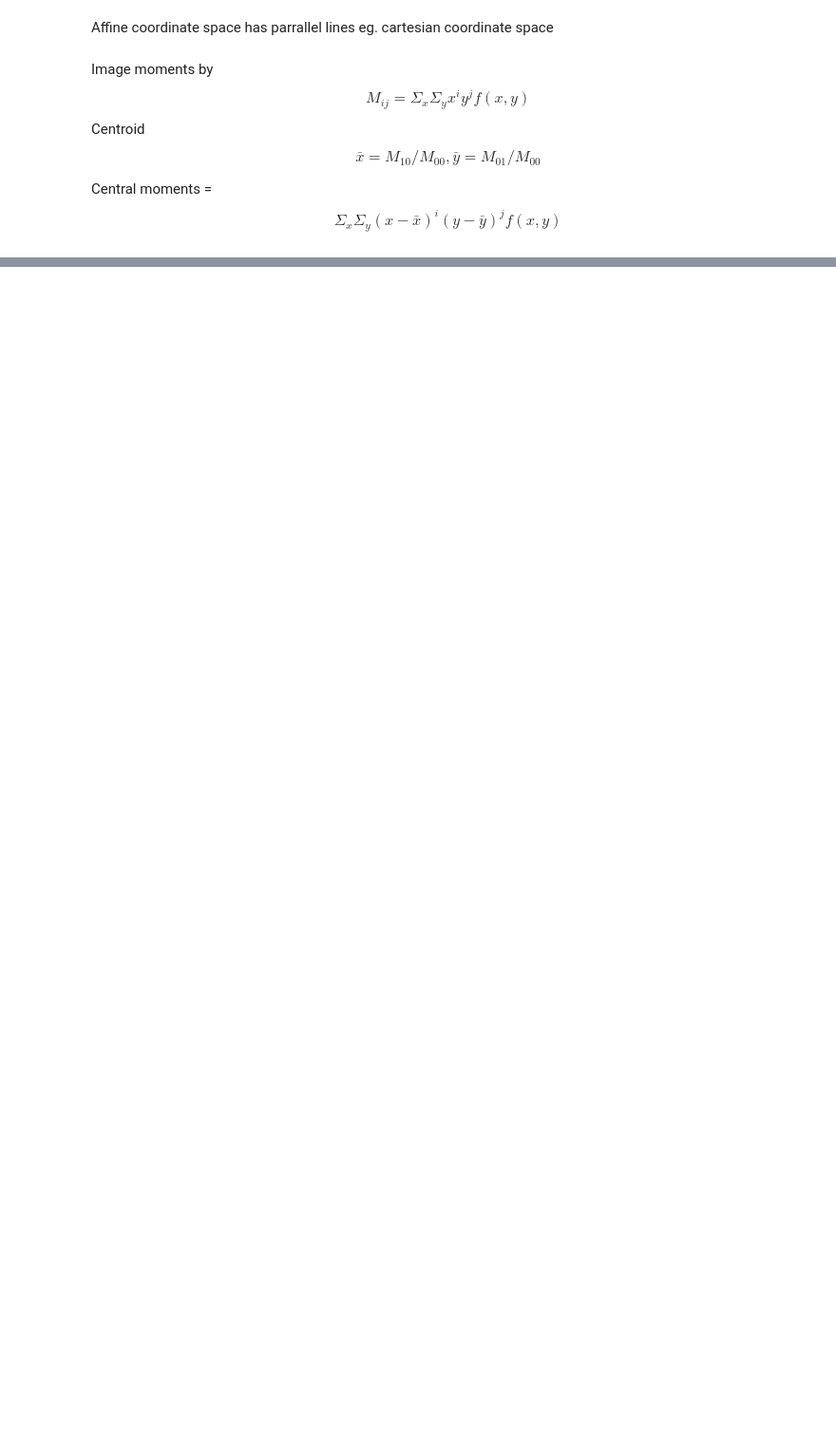
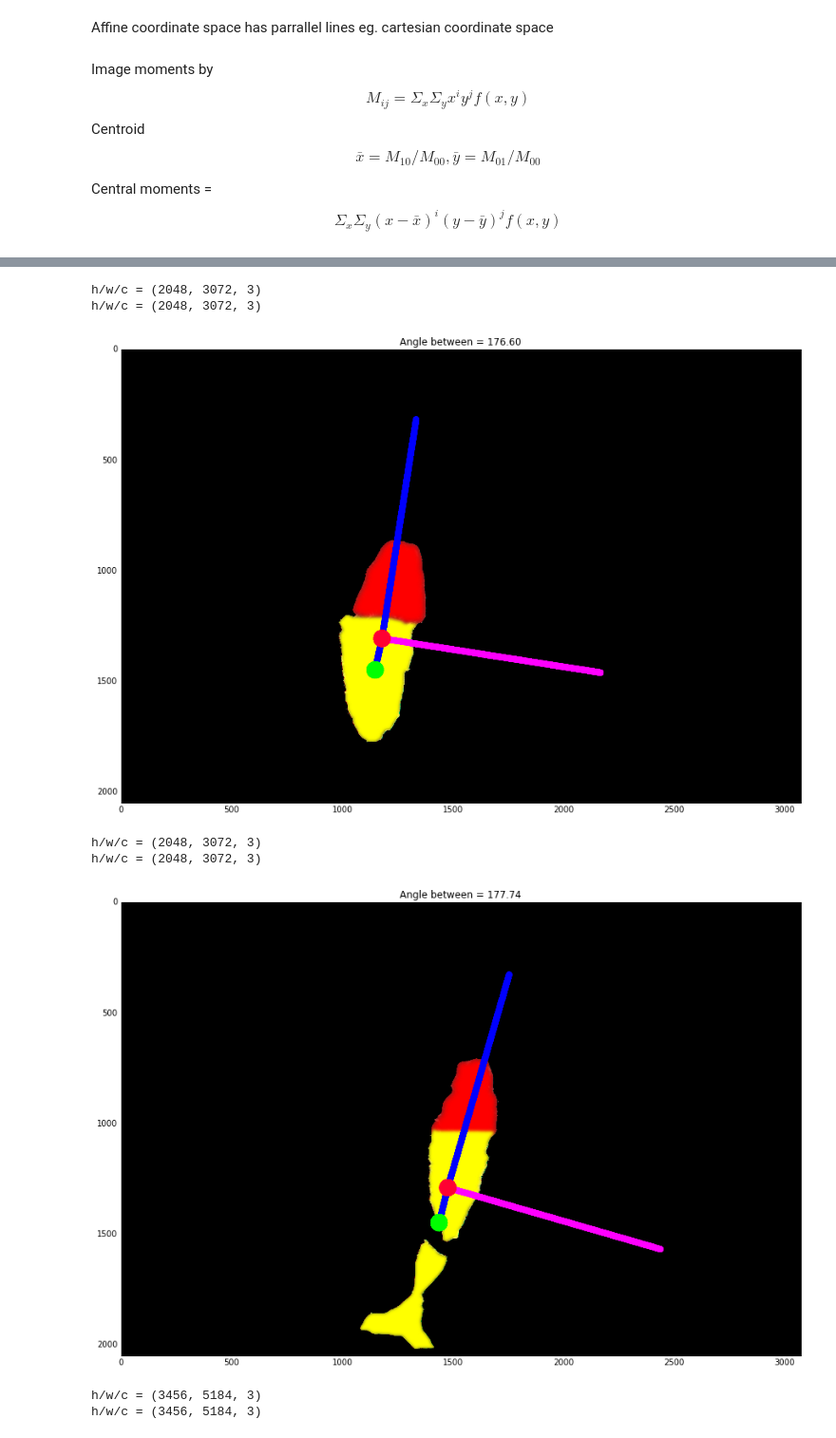
Before and after one commit to mattdns1006/Misc, a Jupyter notebook: pcaRotate.ipynb, the cells around one changed output, grey strips where cells are left out. Shown at 95% size. Saved outputs shown, nothing was run; the diff lists cells and outputs as text; code cells hidden in the pictures; blank space fills up the shorter version.

Commit message:
Sorted direction in pca rotate

```diff
--- a/pcaRotate.ipynb
+++ b/pcaRotate.ipynb
@@ -110,0 +83,52 @@ h/w/c = (3456, 5184, 3)
+# %%
+for i in range(0,3):
+
+    imPath = glob.glob("/home/msmith/kaggle/whale/imgs/*/l_*")[i]
+
+    orig = cv2.imread(imPath.replace("l_","w1_"))[:,:,::-1]
+    mask = cv2.imread(imPath)[:,:,::-1]
+    h,w,c = mask.shape
+    mask = getRedYellow(mask)
+
+    channel = 0 #Red
+    centroidR, covR = getImgMoments(mask,0)
+    centroidG, covG = getImgMoments(mask,1)
+
+    eigenVals, eigenVectors = np.linalg.eig(covR)
+    idx = abs(eigenVals).argsort()[::-1] #Order eigen-system
+    eigenVals = eigenVals[idx]
+    eigenVectors = eigenVectors[:,idx]
+
+    e1 = eigenVectors[:,0]
+    e2 = eigenVectors[:,1]
+
+    redGreenDirection = centroidG.astype(np.float32)-centroidR.astype(np.float32)
+    angleBetween = angle_between(redGreenDirection,e1)
+    if angleBetween < 90: #If (centroid of green - centroid of red) (dotProd) first eigenvector then flip direction
+        e1*=-1
+    if np.linalg.det(eigenVectors)<0: #Make sure determinant==1 so not mirror imaging
+        e2*=-1
+
+    arroLen = 1000
+    arrowToE1 = tuple((centroidR + (e1)*arroLen).astype(np.uint16))
+    arrowToE2 = tuple((centroidR + (e2)*arroLen).astype(np.uint16))
+    centroidRT = totuple(centroidR)
+    centroidGT = totuple(centroidG)
+
+    dis = mask.copy()
+    cv2.line(dis,centroidRT,arrowToE1,(0,0,255),30)
+    cv2.line(dis,centroidRT,arrowToE2,(255,0,255),30)
+    cv2.line(dis,centroidGT,centroidRT,(0,0,255),30)
+    cv2.circle(dis,centroidRT,40,(255,0,50),-1,lineType=8)
+    cv2.circle(dis,centroidGT,40,(0,255,0),-1)
+    plt.title("Angle between = {0:.2f}".format(angleBetween))
+    plt.imshow(dis,cmap=cm.gray); plt.show()
+# %% [output]
+h/w/c = (2048, 3072, 3)
+h/w/c = (2048, 3072, 3)
+[figure, added]
+h/w/c = (2048, 3072, 3)
+h/w/c = (2048, 3072, 3)
+[figure, added]
+h/w/c = (3456, 5184, 3)
+h/w/c = (3456, 5184, 3)
```
Also changed, not shown: parts of 5 cells of this notebook.
